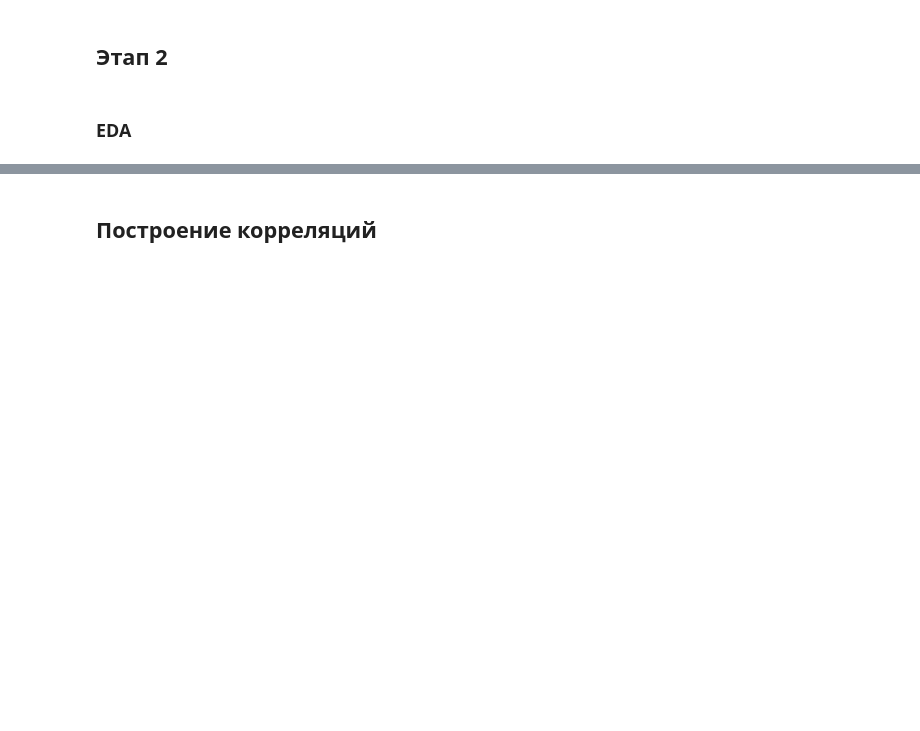
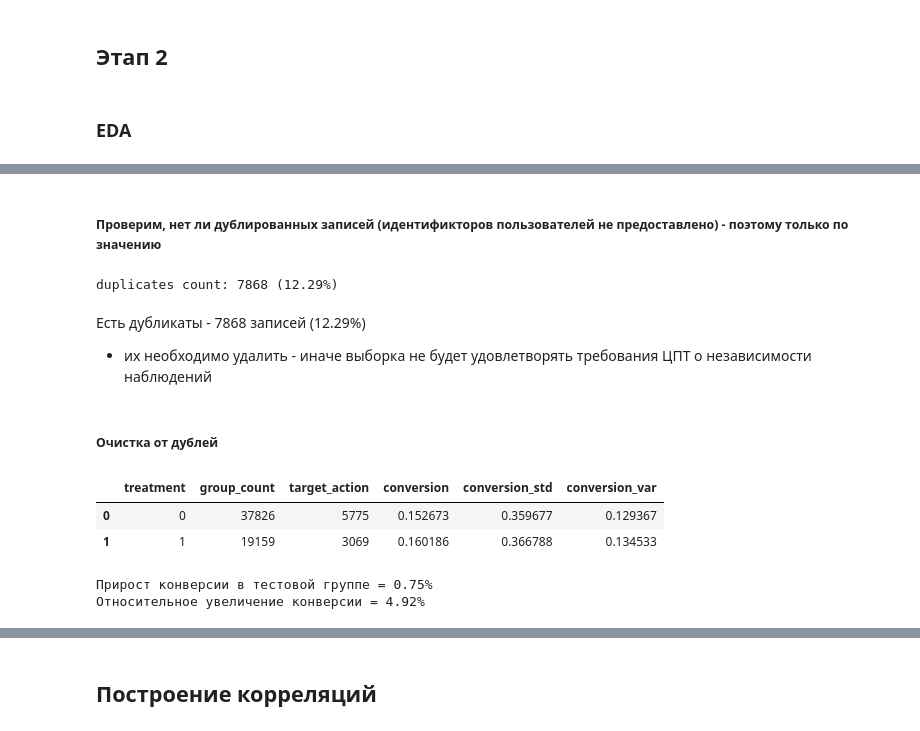
Before and after one commit to khromenko/mle-uplift-final-project-2025, a Jupyter notebook: final_project.ipynb, the cells around one changed output, grey strips where cells are left out. Saved outputs shown, nothing was run; the diff lists cells and outputs as text; code cells hidden in the pictures; blank space fills up the shorter version.

```diff
--- a/final_project.ipynb
+++ b/final_project.ipynb
@@ -62,0 +137,12 @@ memory usage: 4.9 MB
+# %% [markdown]
+##### Проверим, нет ли дублированных записей (идентификторов пользователей не предоставлено) - поэтому только по значению
+# %%
+dup_count = len(data[data.duplicated(keep=False)])
+print(f'duplicates count: {dup_count} ({100*dup_count/len(data):.2f}%)')
+# %% [output]
+duplicates count: 7868 (12.29%)
+# %% [markdown]
+Есть дубликаты - 7868 записей (12.29%)
+- их необходимо удалить - иначе выборка не будет удовлетворять требования ЦПТ о независимости наблюдений
+# %% [markdown]
+##### Очистка от дублей
@@ -62,0 +151,23 @@ memory usage: 4.9 MB
+# %%
+group_data_cleaned = data_cleaned.groupby(by=['treatment']).agg(
+    group_count=('target', 'count'),
+    target_action=('target', 'sum'),
+    conversion=('target', lambda x: round(x.mean(), 6)),
+    conversion_std=('target', lambda x: round(x.std(), 6)),
+    conversion_var=('target', lambda x: round(x.var(), 6))) \
+    .reset_index()
+display(group_data_cleaned)
+
+convA = group_data_cleaned.query('treatment == 0')['conversion'].iat[0]
+convB = group_data_cleaned.query('treatment == 1')['conversion'].iat[0]
+
+uplift = convB-convA
+
+print(f'Прирост конверсии в тестовой группе = {100*(uplift):.2f}%')
+print(f'Относительное увеличение конверсии = {100*(uplift/convA):.2f}%')
+# %% [output]
+|  | treatment | group_count | target_action | conversion | conversion_std | conversion_var |
+| 0 | 0 | 37826 | 5775 | 0.152673 | 0.359677 | 0.129367 |
+| 1 | 1 | 19159 | 3069 | 0.160186 | 0.366788 | 0.134533 |
+Прирост конверсии в тестовой группе = 0.75%
+Относительное увеличение конверсии = 4.92%
```
Also changed, not shown: parts of 25 cells of this notebook.
